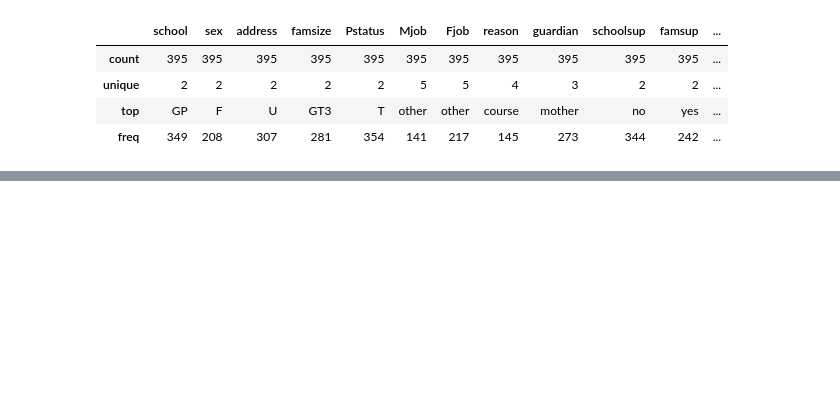
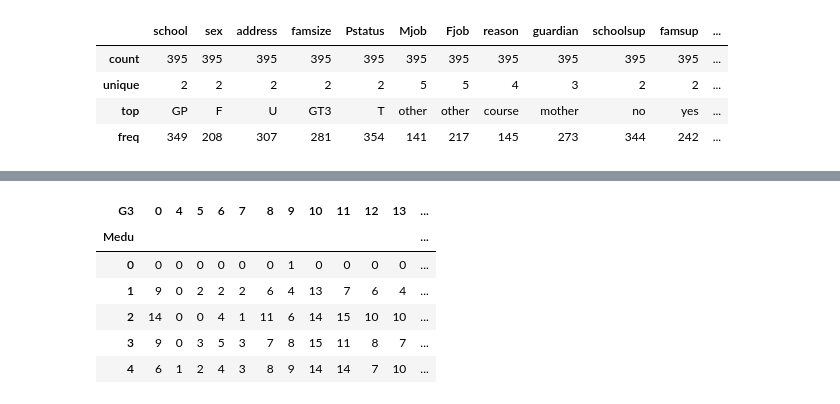
Before and after one commit to DarkArbiterr/AnalizaDanychStudents, a Jupyter notebook: Projekt_ED.ipynb, the cells around one changed output, grey strips where cells are left out. Drawn from its saved outputs; the diff is of its cells as text; code cells hidden in the pictures; blank space fills up the shorter version.

```diff
--- a/Projekt_ED.ipynb
+++ b/Projekt_ED.ipynb
@@ -165,0 +289,11 @@ print(aov)
+# %%
+c_t = pd.crosstab(dane['Medu'], dane['G3'] ,margins = False)
+c_t
+# %% [output]
+| G3 | 0 | 4 | 5 | 6 | 7 | 8 | 9 | 10 | 11 | 12 | 13 | ... |
+| Medu |  |  |  |  |  |  |  |  |  |  |  | ... |
+| 0 | 0 | 0 | 0 | 0 | 0 | 0 | 1 | 0 | 0 | 0 | 0 | ... |
+| 1 | 9 | 0 | 2 | 2 | 2 | 6 | 4 | 13 | 7 | 6 | 4 | ... |
+| 2 | 14 | 0 | 0 | 4 | 1 | 11 | 6 | 14 | 15 | 10 | 10 | ... |
+| 3 | 9 | 0 | 3 | 5 | 3 | 7 | 8 | 15 | 11 | 8 | 7 | ... |
+| 4 | 6 | 1 | 2 | 4 | 3 | 8 | 9 | 14 | 14 | 7 | 10 | ... |
```
Also changed, not shown: parts of 91 cells of this notebook.
